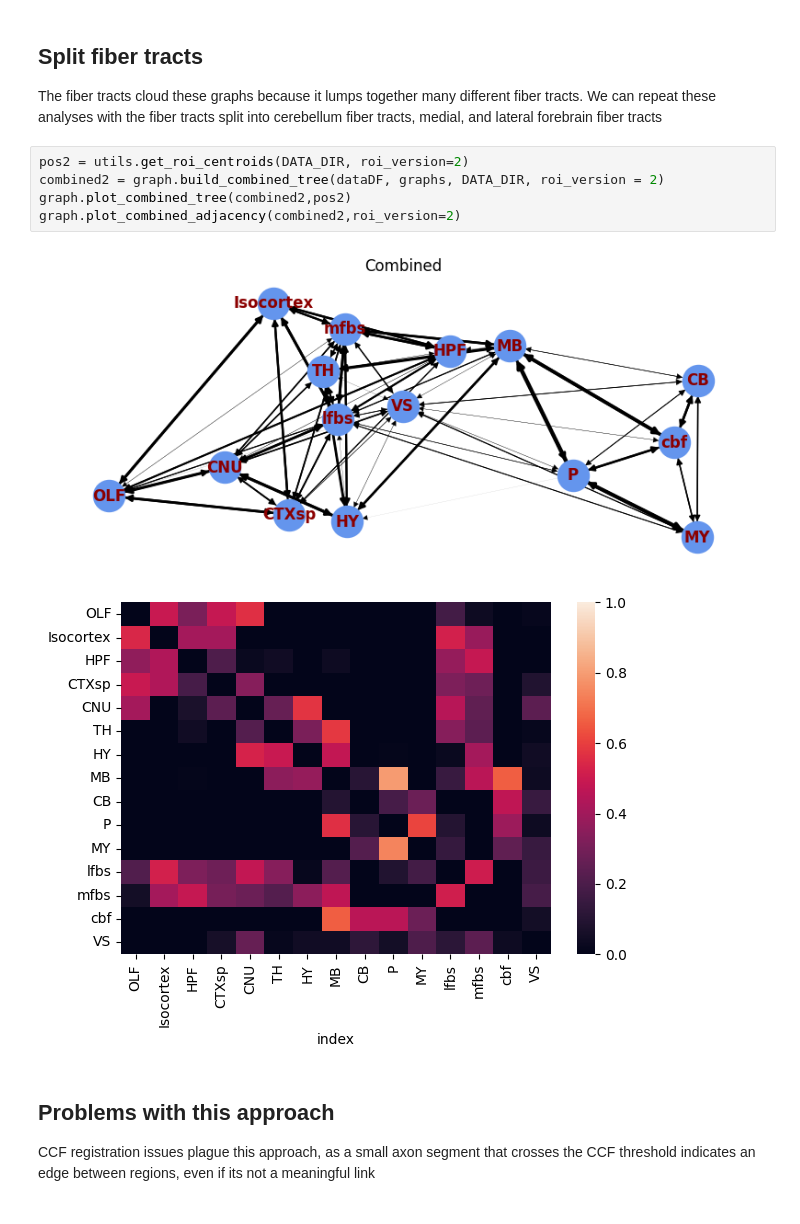
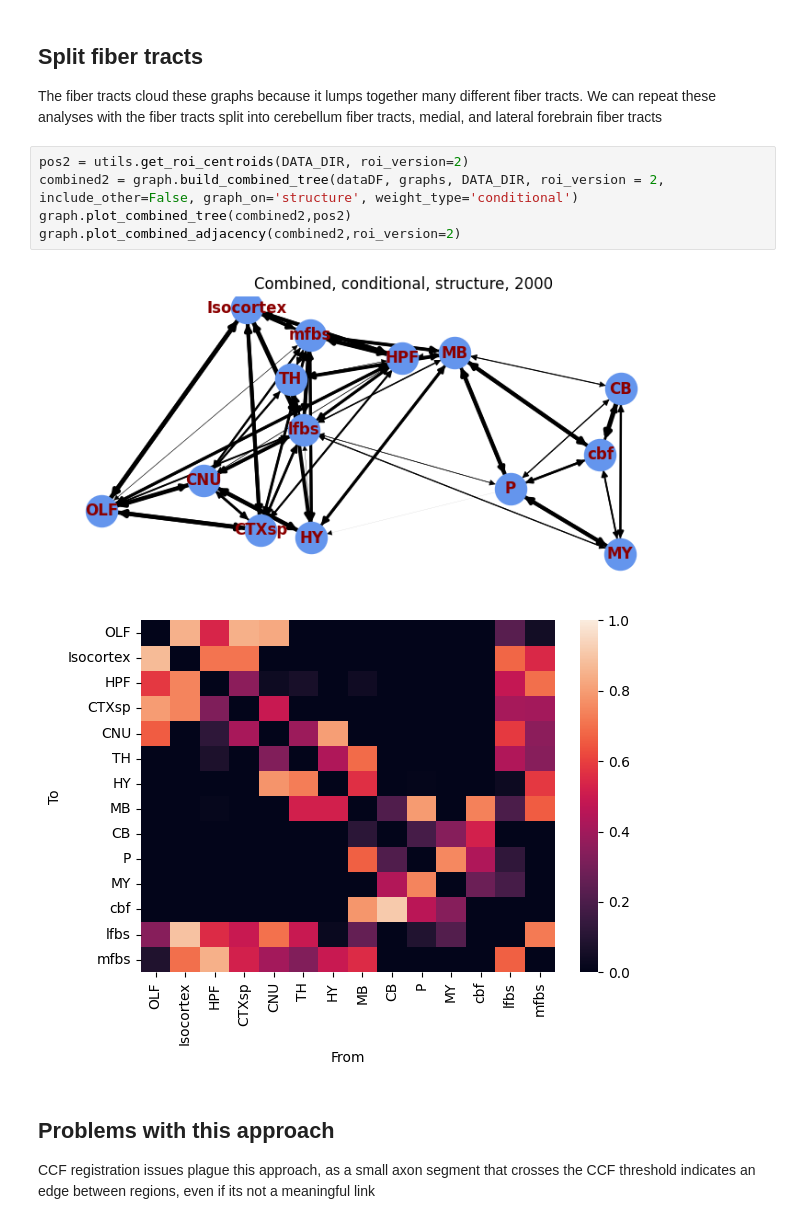
Before and after one commit to AllenNeuralDynamics/aind-LC-morphologies_supplemental_figure, a Jupyter notebook: code/Alex_summary_graphs.ipynb, the cells around one changed output. Saved outputs shown, nothing was run; the diff lists cells and outputs as text.

Commit message:
Edited environment.json, Alex_summary_graphs.ipynb, Dockerfile

```diff
--- a/code/Alex_summary_graphs.ipynb
+++ b/code/Alex_summary_graphs.ipynb
@@ -76,12 +84,12 @@ graph.plot_combined_adjacency(combined3,roi_version=1)
 The fiber tracts cloud these graphs because it lumps together many different fiber tracts. We can repeat these analyses with the fiber tracts split into cerebellum fiber tracts, medial, and lateral forebrain fiber tracts
 # %%
 pos2 = utils.get_roi_centroids(DATA_DIR, roi_version=2)
-combined2 = graph.build_combined_tree(dataDF, graphs, DATA_DIR, roi_version = 2)
+combined2 = graph.build_combined_tree(dataDF, graphs, DATA_DIR, roi_version = 2, include_other=False, graph_on='structure', weight_type='conditional')
 graph.plot_combined_tree(combined2,pos2)
 graph.plot_combined_adjacency(combined2,roi_version=2)
 # %% [output]
-[figure, old version]
+[figure, new version]
-[figure, old version]
+[figure, new version]
 # %% [markdown]
 ## Problems with this approach
 CCF registration issues plague this approach, as a small axon segment that crosses the CCF threshold indicates an edge between regions, even if its not a meaningful link
```
Also changed, not shown: parts of 29 cells of this notebook, 2 other files.
